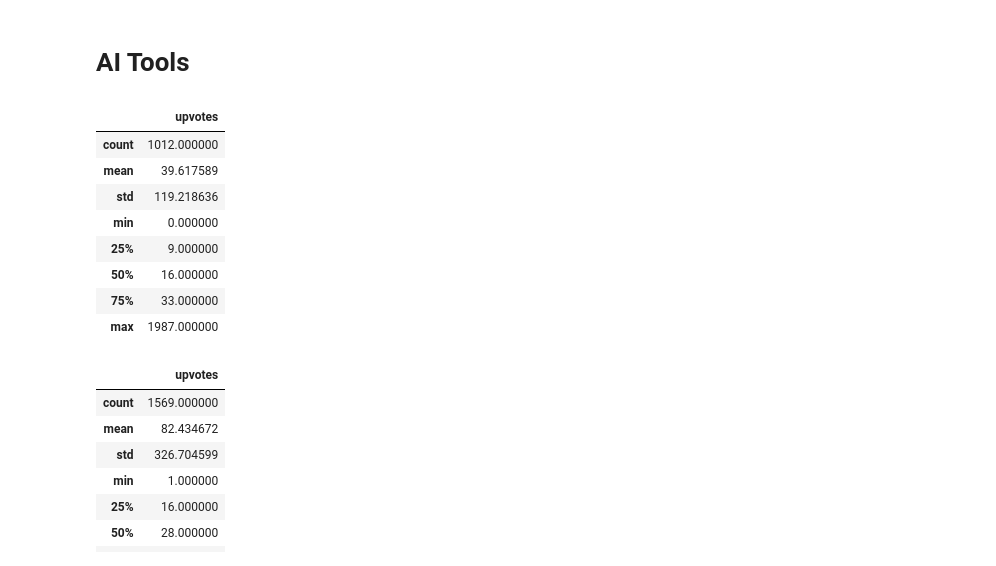
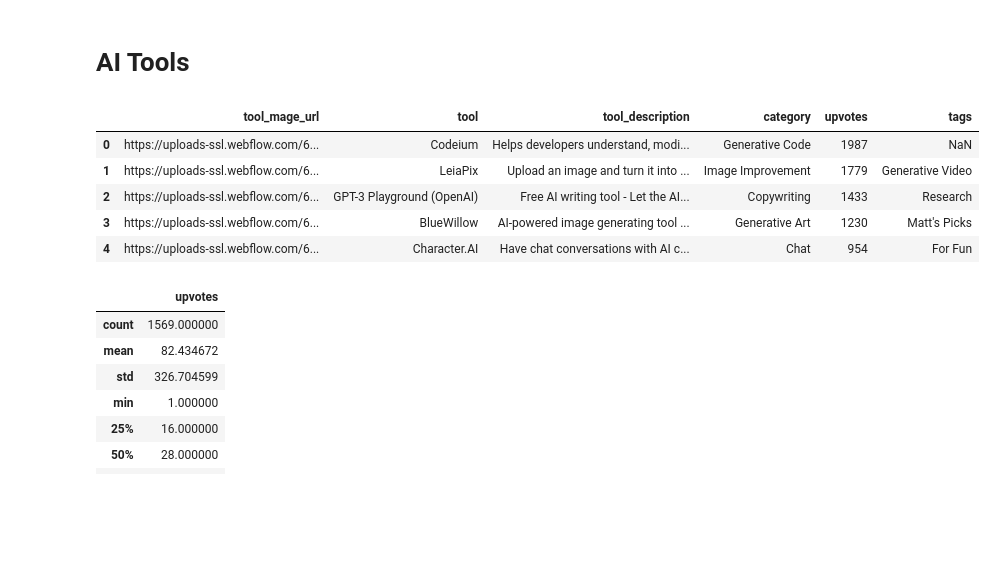
Before and after one commit to Jhonnatan7br/Impact-of-AI-in-organizations, a Jupyter notebook: Experiments/2_AI_tools.ipynb, the cells around one changed output. Cells and saved outputs as stored; diff of their text form; code cells hidden in the pictures; blank space fills up the shorter version.

```diff
--- a/Experiments/2_AI_tools.ipynb
+++ b/Experiments/2_AI_tools.ipynb
@@ -3,18 +3,15 @@
 # %%
 import pandas as pd
 tools = pd.read_csv("C:/Users/Jhonnatan/Documents/GitHub/Impact-of-AI-in-organizations/Datasets/aitools.csv")
 tools.head()
-tools.describe()
+# tools.describe()
 # %% [output]
-|  | upvotes |
-| count | 1012.000000 |
-| mean | 39.617589 |
-| std | 119.218636 |
-| min | 0.000000 |
-| 25% | 9.000000 |
-| 50% | 16.000000 |
-| 75% | 33.000000 |
-| max | 1987.000000 |
+|  | tool_mage_url | tool | tool_description | category | upvotes | tags |
+| 0 | https://uploads-ssl.webflow.com/6... | Codeium | Helps developers understand, modi... | Generative Code | 1987 | NaN |
+| 1 | https://uploads-ssl.webflow.com/6... | LeiaPix | Upload an image and turn it into ... | Image Improvement | 1779 | Generative Video |
+| 2 | https://uploads-ssl.webflow.com/6... | GPT-3 Playground (OpenAI) | Free AI writing tool - Let the AI... | Copywriting | 1433 | Research |
+| 3 | https://uploads-ssl.webflow.com/6... | BlueWillow | AI-powered image generating tool ... | Generative Art | 1230 | Matt's Picks |
+| 4 | https://uploads-ssl.webflow.com/6... | Character.AI | Have chat conversations with AI c... | Chat | 954 | For Fun |
 # %%
 import pandas as pd
 tools_2 = pd.read_csv("C:/Users/Jhonnatan/Documents/GitHub/Impact-of-AI-in-organizations/Datasets/futuretools.csv")
```
Also changed, not shown: 7 other files.
